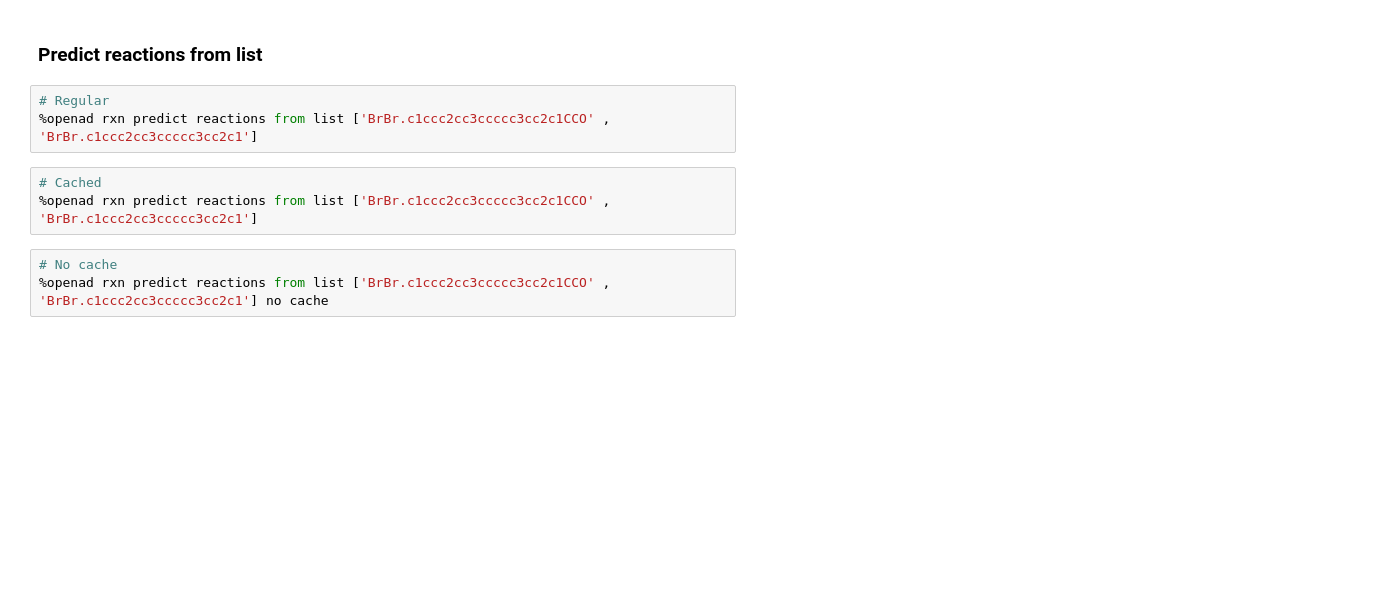
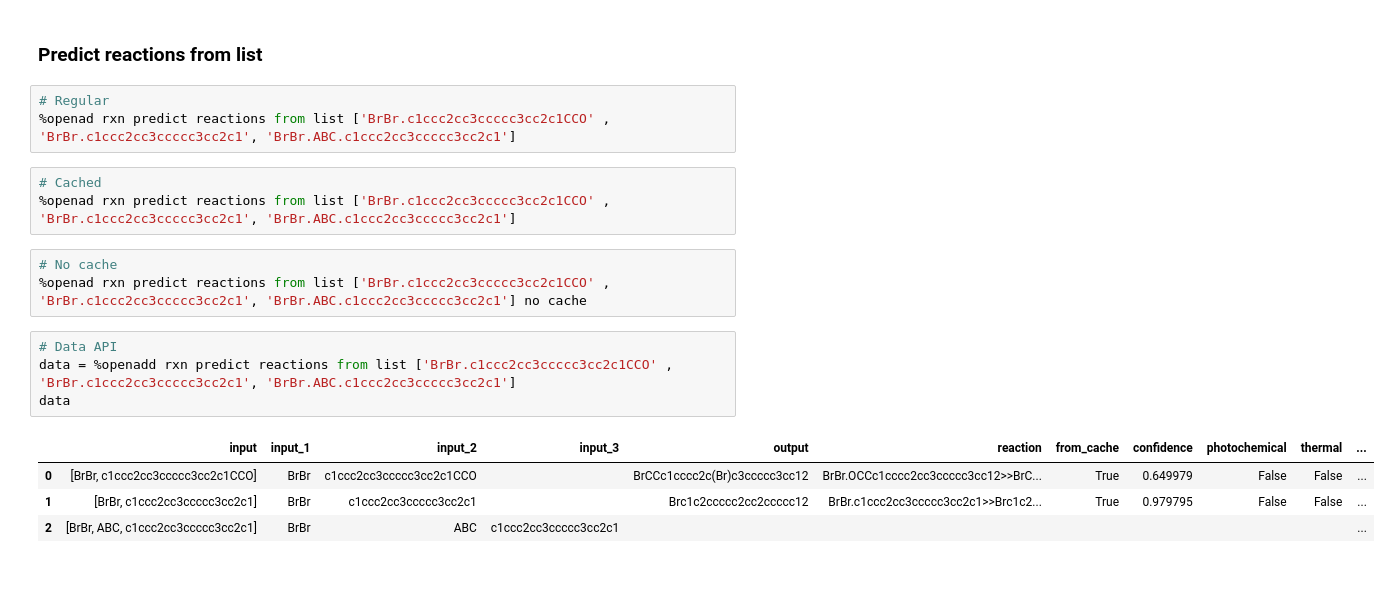
Before and after one commit to acceleratedscience/openad-plugin-rxn, a Jupyter notebook: testing/test-plugin-rxn.ipynb, the cells around one changed output. Drawn from its saved outputs; the diff is of its cells as text; blank space fills up the shorter version.

Commit message:
Added topn output

```diff
--- a/testing/test-plugin-rxn.ipynb
+++ b/testing/test-plugin-rxn.ipynb
@@ -108,13 +182,22 @@ if not confirm_prompt("Please confirm before deleting your RXN credentials"):
 ### Predict reactions from list
 # %%
 # Regular
-%openad rxn predict reactions from list ['BrBr.c1ccc2cc3ccccc3cc2c1CCO' , 'BrBr.c1ccc2cc3ccccc3cc2c1']
+%openad rxn predict reactions from list ['BrBr.c1ccc2cc3ccccc3cc2c1CCO' , 'BrBr.c1ccc2cc3ccccc3cc2c1', 'BrBr.ABC.c1ccc2cc3ccccc3cc2c1']
 # %%
 # Cached
-%openad rxn predict reactions from list ['BrBr.c1ccc2cc3ccccc3cc2c1CCO' , 'BrBr.c1ccc2cc3ccccc3cc2c1']
+%openad rxn predict reactions from list ['BrBr.c1ccc2cc3ccccc3cc2c1CCO' , 'BrBr.c1ccc2cc3ccccc3cc2c1', 'BrBr.ABC.c1ccc2cc3ccccc3cc2c1']
 # %%
 # No cache
-%openad rxn predict reactions from list ['BrBr.c1ccc2cc3ccccc3cc2c1CCO' , 'BrBr.c1ccc2cc3ccccc3cc2c1'] no cache
+%openad rxn predict reactions from list ['BrBr.c1ccc2cc3ccccc3cc2c1CCO' , 'BrBr.c1ccc2cc3ccccc3cc2c1', 'BrBr.ABC.c1ccc2cc3ccccc3cc2c1'] no cache
+# %%
+# Data API
+data = %openadd rxn predict reactions from list ['BrBr.c1ccc2cc3ccccc3cc2c1CCO' , 'BrBr.c1ccc2cc3ccccc3cc2c1', 'BrBr.ABC.c1ccc2cc3ccccc3cc2c1']
+data
+# %% [output]
+|  | input | input_1 | input_2 | input_3 | output | reaction | from_cache | confidence | photochemical | thermal | ... |
+| 0 | [BrBr, c1ccc2cc3ccccc3cc2c1CCO] | BrBr | c1ccc2cc3ccccc3cc2c1CCO |  | BrCCc1cccc2c(Br)c3ccccc3cc12 | BrBr.OCCc1cccc2cc3ccccc3cc12>>BrC... | True | 0.649979 | False | False | ... |
+| 1 | [BrBr, c1ccc2cc3ccccc3cc2c1] | BrBr | c1ccc2cc3ccccc3cc2c1 |  | Brc1c2ccccc2cc2ccccc12 | BrBr.c1ccc2cc3ccccc3cc2c1>>Brc1c2... | True | 0.979795 | False | False | ... |
+| 2 | [BrBr, ABC, c1ccc2cc3ccccc3cc2c1] | BrBr | ABC | c1ccc2cc3ccccc3cc2c1 |  |  |  |  |  |  | ... |
 # %% [markdown]
 <br>
 # %% [markdown]
```
Also changed, not shown: parts of 11 cells of this notebook, 12 other files.
